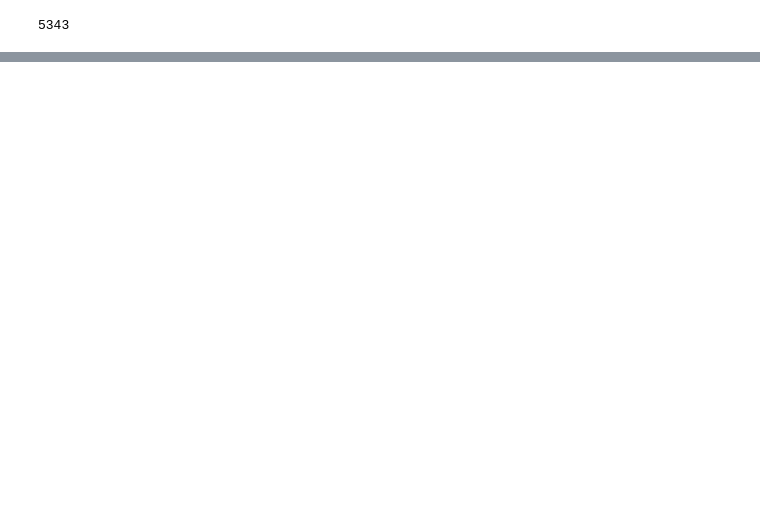
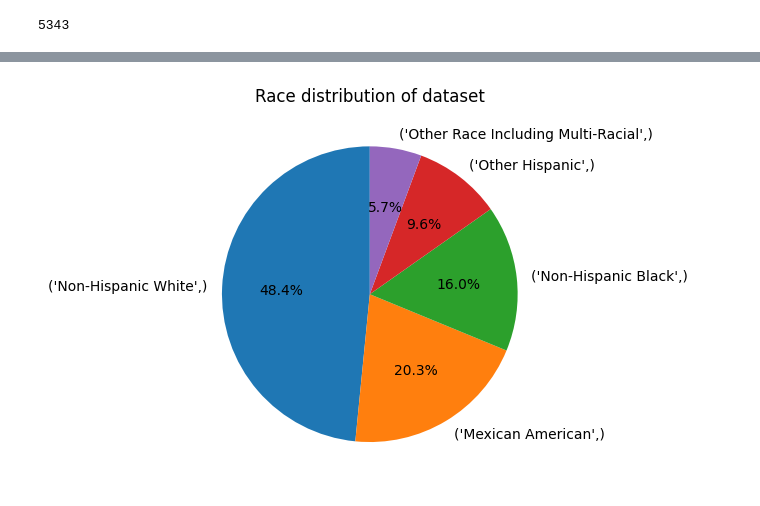
Before and after one commit to chenghong99/SGH-assignment, a Jupyter notebook: Assesment.ipynb, the cells around one changed output, grey strips where cells are left out. Cells and saved outputs as stored; diff of their text form; code cells hidden in the pictures; blank space fills up the shorter version.

```diff
--- a/Assesment.ipynb
+++ b/Assesment.ipynb
@@ -52,0 +93,11 @@ result_df = pd.read_sql_query(query, connection)
+# %%
+## Explore race distribution of dataset
+query = "SELECT re FROM data"
+race_df = pd.read_sql_query(query, connection)
+counts = race_df.value_counts()
+
+plt.pie(counts, labels=counts.index, autopct='%1.1f%%', startangle=90)
+plt.title('Race distribution of dataset')
+plt.show()
+# %% [output]
+[figure, added]
```
Also changed, not shown: parts of 7 cells of this notebook, 1 other file.
